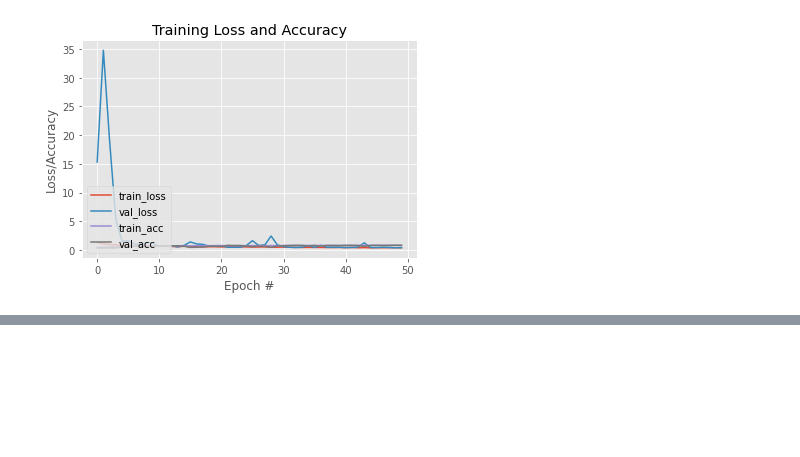
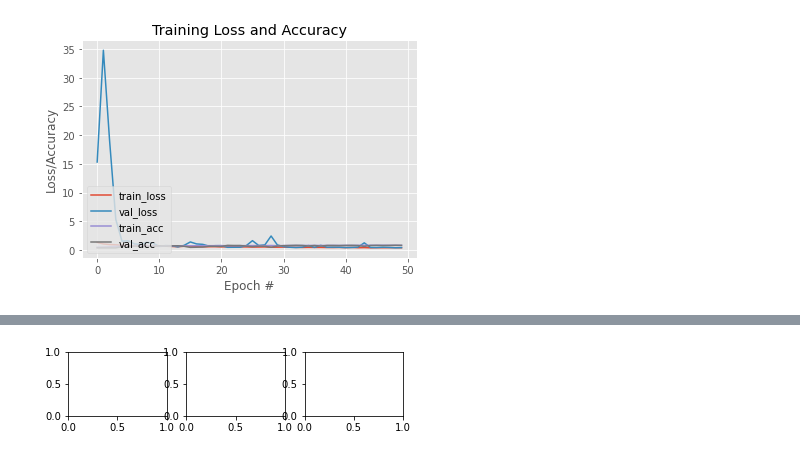
Before and after one commit to ApoorvMehrotra0706/FaceMaskDetection, a Jupyter notebook: BaseModel/Base model.ipynb, the cells around one changed output, grey strips where cells are left out. Saved outputs shown, nothing was run; the diff lists cells and outputs as text; code cells hidden in the pictures; blank space fills up the shorter version.

Commit message:
Added the augmentation code with 5 strategies

```diff
--- a/BaseModel/Base model.ipynb
+++ b/BaseModel/Base model.ipynb
@@ -5,8 +5,8 @@
 # %%
 apoorvPath = '/Users/admin/Desktop/Apoorv/dataset'
 pranjayPath = '/Users/admin/Documents/255/Project/BaseModelDataset/dataset'
-datasetPath = pranjayPath
-# finalPath = apoorvPath
+#datasetPath = pranjayPath
+datasetPath = apoorvPath
 # %%
 !ls $datasetPath
 # %% [output]
@@ -304,0 +317,95 @@ draw_evaluation(history_0)
+# %%
+# load the image
+j = 0
+number = 0
+for image in w_mask:
+    img = load_img(image)
+    # convert to numpy array
+    data = img_to_array(img)
+    # expand dimension to one sample
+    samples = expand_dims(data, 0)
+    # create image data augmentation generator
+    datagen = ImageDataGenerator(width_shift_range=[-200,200])
+    # prepare iterator
+    it = datagen.flow(samples, batch_size=1)
+    # generate samples
+    for i in range(3):
+        # define subplot
+        pyplot.subplot(330 + 1 + i)
+        # generate batch of images
+        batch = it.next()
+        # convert to unsigned integers for viewing
+        image = batch[0].astype('uint8')
+        data = im.fromarray(image)
+        data.save('{0}/augmentation/with_mask/img{1}.png'.format(datasetPath, number))
+        number = number + 1
+
+    ## Second Augmentation
+    # create image data augmentation generator
+    datagen = ImageDataGenerator(horizontal_flip=True)
+    # prepare iterator
+    it = datagen.flow(samples, batch_size=1)
+    # generate samples
+    for i in range(3):
+        # define subplot
+        pyplot.subplot(330 + 1 + i)
+        # generate batch of images
+        batch = it.next()
+        # convert to unsigned integers for viewing
+        image = batch[0].astype('uint8')
+        data = im.fromarray(image)
+        data.save('{0}/augmentation/with_mask/img{1}.png'.format(datasetPath, number))
+        number = number + 1
+
+
+    ## Third augmentation
+    datagen = ImageDataGenerator(brightness_range=[0.2,1.0])
+    # prepare iterator
+    it = datagen.flow(samples, batch_size=1)
+    # generate samples
+    for i in range(3):
+        # define subplot
+        pyplot.subplot(330 + 1 + i)
+        # generate batch of images
+        batch = it.next()
+        # convert to unsigned integers for viewing
+        image = batch[0].astype('uint8')
+        data = im.fromarray(image)
+        data.save('{0}/augmentation/with_mask/img{1}.png'.format(datasetPath, number))
+        number = number + 1
+
+
+    ## Fourth augmnetation
+    datagen = ImageDataGenerator(zoom_range=[0.5,1.0])
+    # prepare iterator
+    it = datagen.flow(samples, batch_size=1)
+    # generate samples
+    for i in range(3):
+        # define subplot
+        pyplot.subplot(330 + 1 + i)
+        # generate batch of images
+        batch = it.next()
+        # convert to unsigned integers for viewing
+        image = batch[0].astype('uint8')
+        data = im.fromarray(image)
+        data.save('{0}/augmentation/with_mask/img{1}.png'.format(datasetPath, number))
+        number = number + 1
+
+
+    ## Fifth augmnetation
+    datagen = ImageDataGenerator(height_shift_range=0.5)
+    # prepare iterator
+    it = datagen.flow(samples, batch_size=1)
+    # generate samples
+    for i in range(3):
+        # define subplot
+        pyplot.subplot(330 + 1 + i)
+        # generate batch of images
+        batch = it.next()
+        # convert to unsigned integers for viewing
+        image = batch[0].astype('uint8')
+        data = im.fromarray(image)
+        data.save('{0}/augmentation/with_mask/img{1}.png'.format(datasetPath, number))
+        number = number + 1
+# %% [output]
+[figure, added]
```
Also changed, not shown: parts of 9 cells of this notebook.
